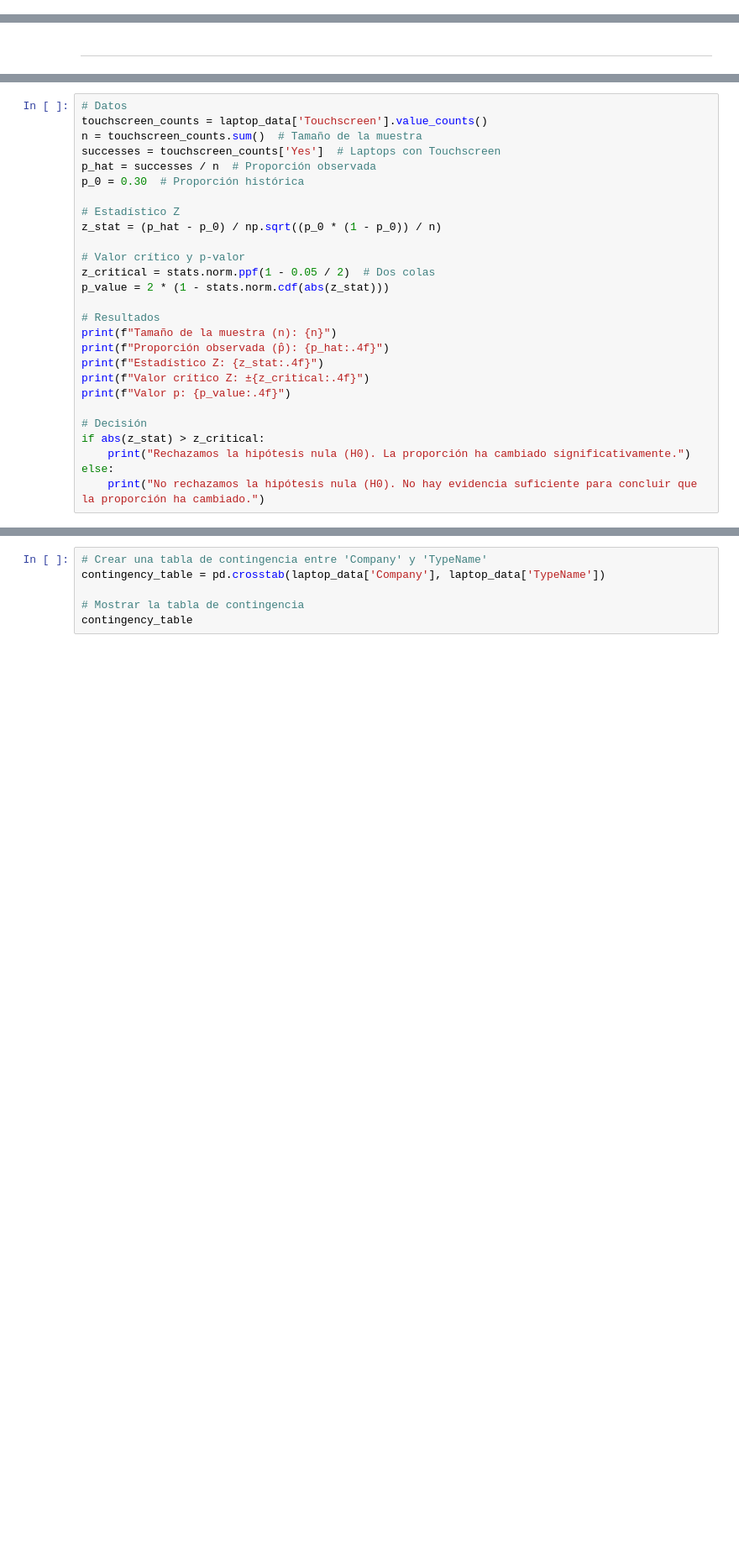
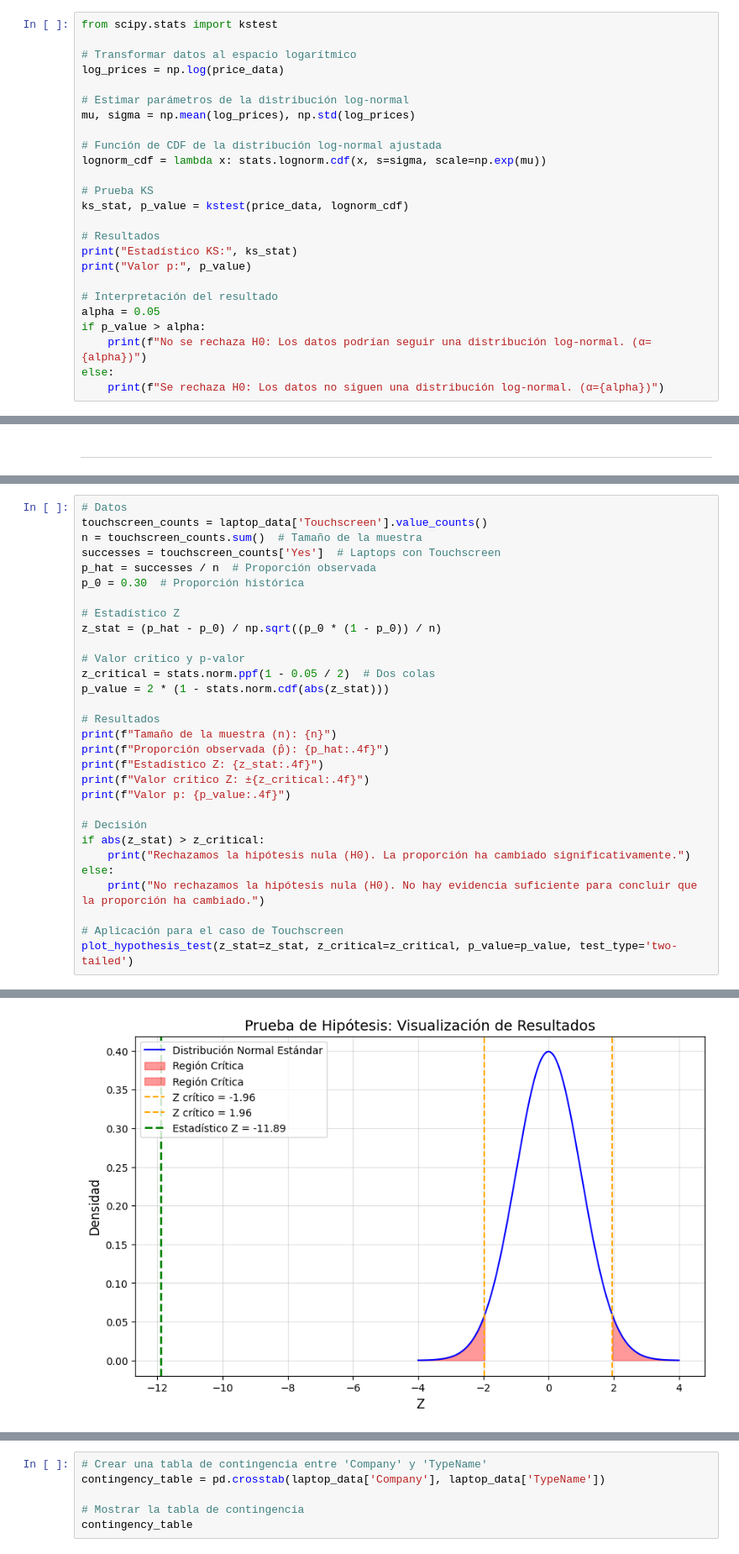
Before and after one commit to gaboCiber/A-statistical-analisis-of-Laptop-Prices, a Jupyter notebook: laptop_prices.ipynb, the cells around one changed output, grey strips where cells are left out. Shown at 84% size. Saved outputs shown, nothing was run; the diff lists cells and outputs as text; blank space fills up the shorter version.

```diff
--- a/laptop_prices.ipynb
+++ b/laptop_prices.ipynb
@@ -531,0 +565,25 @@ Se rechaza H0: Los datos no siguen una distribución log-normal.
+# %%
+from scipy.stats import kstest
+
+# Transformar datos al espacio logarítmico
+log_prices = np.log(price_data)
+
+# Estimar parámetros de la distribución log-normal
+mu, sigma = np.mean(log_prices), np.std(log_prices)
+
+# Función de CDF de la distribución log-normal ajustada
+lognorm_cdf = lambda x: stats.lognorm.cdf(x, s=sigma, scale=np.exp(mu))
+
+# Prueba KS
+ks_stat, p_value = kstest(price_data, lognorm_cdf)
+
+# Resultados
+print("Estadístico KS:", ks_stat)
+print("Valor p:", p_value)
+
+# Interpretación del resultado
+alpha = 0.05
+if p_value > alpha:
+    print(f"No se rechaza H0: Los datos podrían seguir una distribución log-normal. (α={alpha})")
+else:
+    print(f"Se rechaza H0: Los datos no siguen una distribución log-normal. (α={alpha})")
@@ -683,33 +791,37 @@ n = touchscreen_counts.sum()  # Tamaño de la muestra
 successes = touchscreen_counts['Yes']  # Laptops con Touchscreen
 p_hat = successes / n  # Proporción observada
 p_0 = 0.30  # Proporción histórica
 
 # Estadístico Z
 z_stat = (p_hat - p_0) / np.sqrt((p_0 * (1 - p_0)) / n)
 
 # Valor crítico y p-valor
 z_critical = stats.norm.ppf(1 - 0.05 / 2)  # Dos colas
 p_value = 2 * (1 - stats.norm.cdf(abs(z_stat)))
 
 # Resultados
 print(f"Tamaño de la muestra (n): {n}")
 print(f"Proporción observada (p̂): {p_hat:.4f}")
 print(f"Estadístico Z: {z_stat:.4f}")
 print(f"Valor crítico Z: ±{z_critical:.4f}")
 print(f"Valor p: {p_value:.4f}")
 
 # Decisión
 if abs(z_stat) > z_critical:
     print("Rechazamos la hipótesis nula (H0). La proporción ha cambiado significativamente.")
 else:
     print("No rechazamos la hipótesis nula (H0). No hay evidencia suficiente para concluir que la proporción ha cambiado.")
+
+# Aplicación para el caso de Touchscreen
+plot_hypothesis_test(z_stat=z_stat, z_critical=z_critical, p_value=p_value, test_type='two-tailed')
 # %% [output]
 Tamaño de la muestra (n): 1275
 Proporción observada (p̂): 0.1475
 Estadístico Z: -11.8865
 Valor crítico Z: ±1.9600
 Valor p: 0.0000
 Rechazamos la hipótesis nula (H0). La proporción ha cambiado significativamente.
+[figure, added]
 # %% [markdown]
 #### Prueba de hipótesis 2
 
```
Also changed, not shown: parts of 32 cells of this notebook.
